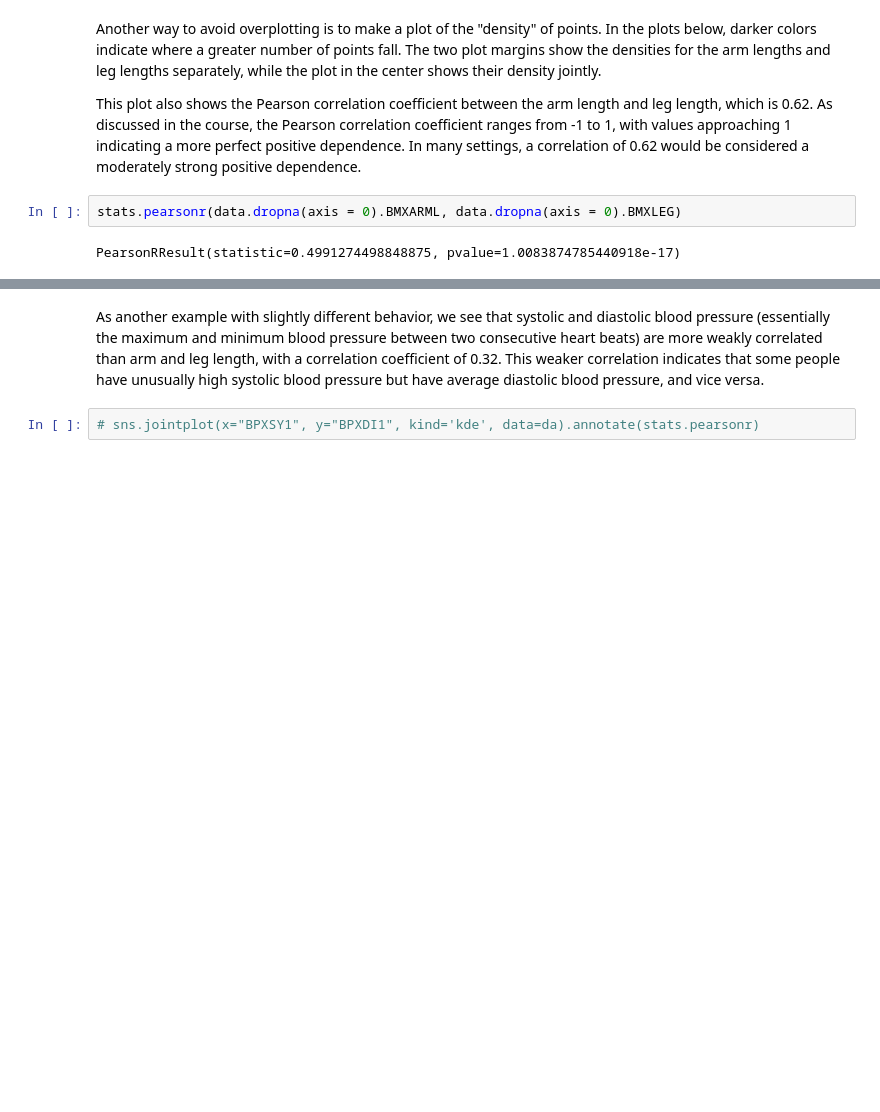
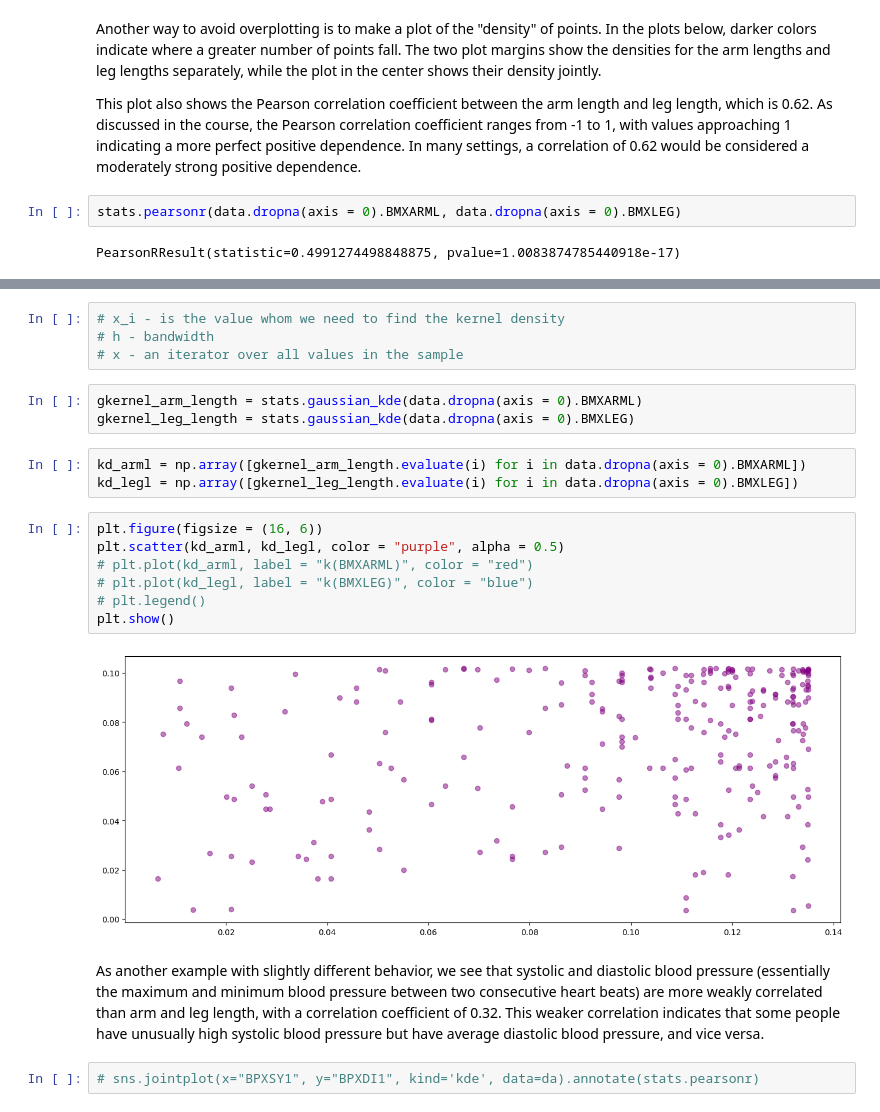
Before and after one commit to anoban/Understanding-and-Visualizing-Data-with-Python, a Jupyter notebook: week3/nhanes_multivariate_analyses.ipynb, the cells around one changed output, grey strips where cells are left out. Cells and saved outputs as stored; diff of their text form; blank space fills up the shorter version.

```diff
--- a/week3/nhanes_multivariate_analyses.ipynb
+++ b/week3/nhanes_multivariate_analyses.ipynb
@@ -48,3 +58,22 @@ PearsonRResult(statistic=0.4991274498848875, pvalue=1.0083874785440918e-17)
+# %%
+# x_i - is the value whom we need to find the kernel density
+# h - bandwidth
+# x - an iterator over all values in the sample
+# %%
+gkernel_arm_length = stats.gaussian_kde(data.dropna(axis = 0).BMXARML)
+gkernel_leg_length = stats.gaussian_kde(data.dropna(axis = 0).BMXLEG)
+# %%
+kd_arml = np.array([gkernel_arm_length.evaluate(i) for i in data.dropna(axis = 0).BMXARML])
+kd_legl = np.array([gkernel_leg_length.evaluate(i) for i in data.dropna(axis = 0).BMXLEG])
+# %%
+plt.figure(figsize = (16, 6))
+plt.scatter(kd_arml, kd_legl, color = "purple", alpha = 0.5)
+# plt.plot(kd_arml, label = "k(BMXARML)", color = "red")
+# plt.plot(kd_legl, label = "k(BMXLEG)", color = "blue")
+# plt.legend()
+plt.show()
+# %% [output]
+[figure, added]
 # %% [markdown]
 As another example with slightly different behavior, we see that systolic and diastolic blood pressure (essentially the maximum and minimum blood pressure between two consecutive heart beats) are more weakly correlated than arm and leg length, with a correlation coefficient of 0.32.  This weaker correlation indicates that some people have unusually high systolic blood pressure but have average diastolic blood pressure, and vice versa.
 # %%
```
Also changed, not shown: parts of 10 cells of this notebook, 1 other file.
